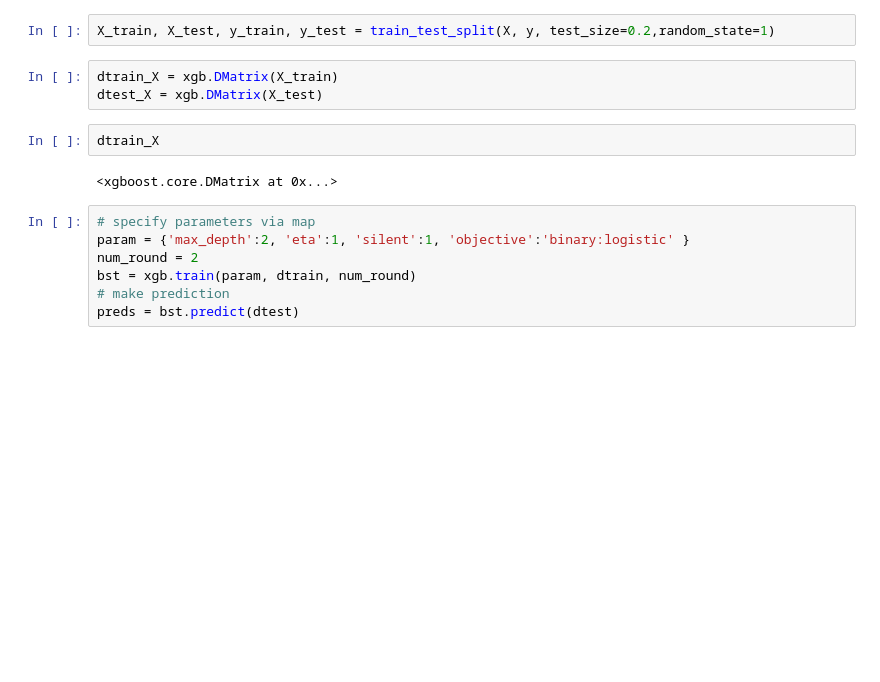
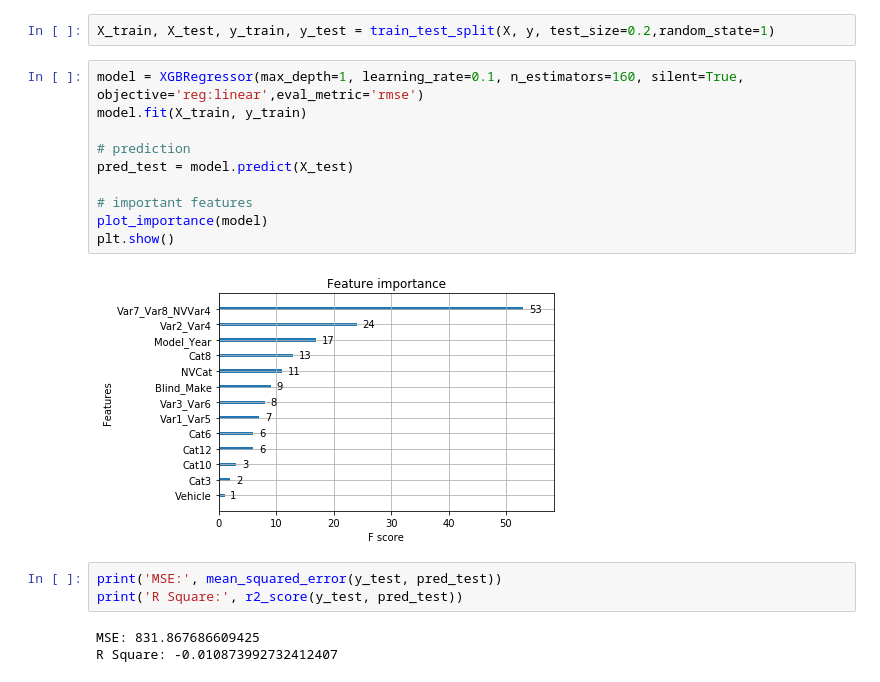
Before and after one commit to AvianaGlobal/nemesis-ml, a Jupyter notebook: notebooks/9.1-qz-XG-Boost-Regression.ipynb, the cells around one changed output. Drawn from its saved outputs; the diff is of its cells as text; blank space fills up the shorter version.

```diff
--- a/notebooks/9.1-qz-XG-Boost-Regression.ipynb
+++ b/notebooks/9.1-qz-XG-Boost-Regression.ipynb
@@ -54,17 +62,21 @@ y.head()
 Name: Claim_Amount, dtype: float64
 # %%
 X_train, X_test, y_train, y_test = train_test_split(X, y, test_size=0.2,random_state=1)
-# %%
-dtrain_X = xgb.DMatrix(X_train)
-dtest_X = xgb.DMatrix(X_test)
-# %%
-dtrain_X
-# %% [output]
-<xgboost.core.DMatrix at 0x...>
-# %%
-# specify parameters via map
-param = {'max_depth':2, 'eta':1, 'silent':1, 'objective':'binary:logistic' }
-num_round = 2
-bst = xgb.train(param, dtrain, num_round)
-# make prediction
-preds = bst.predict(dtest)
+# %%
+model = XGBRegressor(max_depth=1, learning_rate=0.1, n_estimators=160, silent=True, objective='reg:linear',eval_metric='rmse')
+model.fit(X_train, y_train)
+
+# prediction
+pred_test = model.predict(X_test)
+
+# important features
+plot_importance(model)
+plt.show()
+# %% [output]
+[figure, added]
+# %%
+print('MSE:', mean_squared_error(y_test, pred_test))
+print('R Square:', r2_score(y_test, pred_test))
+# %% [output]
+MSE: 831.867686609425
+R Square: -0.010873992732412407
```
Also changed, not shown: parts of 6 cells of this notebook, 2 other files.
